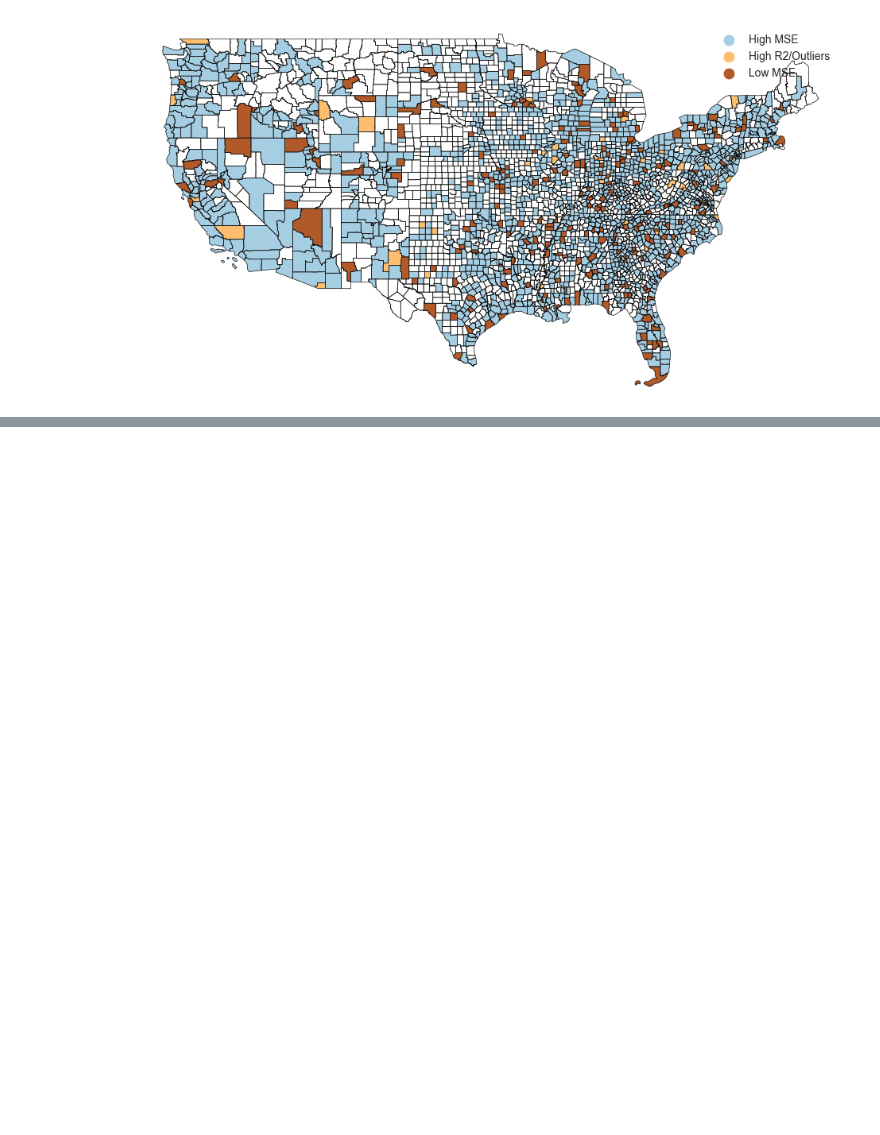
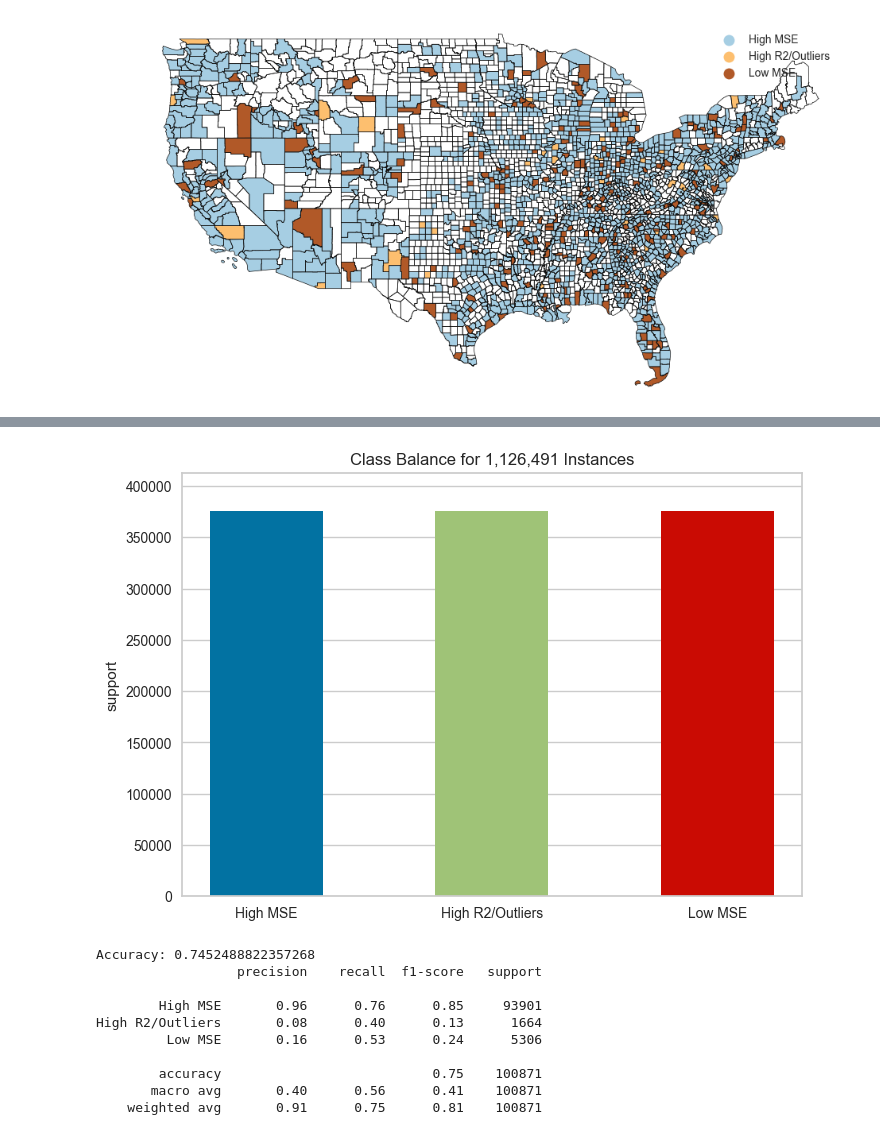
Before and after one commit to MLFP-90803-SP24-FinalProjects/Team17-FinalProject, a Jupyter notebook: Q1_Regression_DBSCAN.ipynb, the cells around one changed output, grey strips where cells are left out. Saved outputs shown, nothing was run; the diff lists cells and outputs as text; code cells hidden in the pictures; blank space fills up the shorter version.

Commit message:
Tried classifying outliers

```diff
--- a/Q1_Regression_DBSCAN.ipynb
+++ b/Q1_Regression_DBSCAN.ipynb
@@ -364,2 +296,0 @@ Here's the original data from the previous notebook but with this better scaling
-# %%
-run_several_ransac_linear(3, scaled_X_train, scaled_y_train, scaled_X_test, scaled_y_test, train_scaled)
@@ -405,13 +321,3 @@ cluster_names = {
 
 # Rename the clusters
 train_regression_results['Clusters'] = train_regression_results['Clusters'].map(cluster_names)
-cluster_dummies = pd.get_dummies(train_regression_results['Clusters'], drop_first=True)
-
-# Optional: drop the original 'Clusters' column if no longer needed
-train_regression_results = train_regression_results.drop(columns=['Clusters'])
-
-# Join the one-hot encoded columns back to the original DataFrame
-train_regression_results_encoded = pd.concat([train_regression_results, cluster_dummies], axis=1)
-
-# Show the updated DataFrame
-train_regression_results_encoded
@@ -460,0 +354,18 @@ data_selected_scaled_encoded.drop(columns=['RegionName', 'State', 'StateFPS', 'S
+# %%
+data_selected_scaled = train_scaled.merge(train_regression_results[['Clusters', 'RegionName', 'State']], on=['RegionName', 'State'])
+data_selected_scaled.drop(columns=['ALAND', 'AWATER', 'INTPTLAT', 'INTPTLON', 'Year', 'Month',
+       'Bottom-Tier Average Home Value Estimate',
+       'Top-Tier Average Home Value Estimate', 'Initial Fees and Charges (%)', 'Term to Maturity',
+       'RegionName', 'State', 'StateFPS', 'StateAbbrv'], inplace=True)
+# %%
+X = data_selected_scaled.drop(columns=['Clusters'])
+y = data_selected_scaled['Clusters']
+
+X_train, X_test, y_train, y_test = train_test_split(X, y, test_size=0.2, random_state=3)
+
+knn = KNeighborsClassifier()
+knn.fit(X_train, y_train)
+y_pred = knn.predict(X_test)
+accuracy = accuracy_score(y_test, y_pred)
+print(f"Accuracy: {accuracy}")
+print(classification_report(y_test, y_pred))
@@ -460,0 +383,26 @@ data_selected_scaled_encoded.drop(columns=['RegionName', 'State', 'StateFPS', 'S
+# %%
+smote = SMOTE(random_state=3)
+rus = RandomUnderSampler(random_state=3)
+X_rus, y_rus = smote.fit_resample(X_train, y_train)
+X_smote, y_smote = smote.fit_resample(X_train, y_train)
+visualizer = ClassBalance()
+visualizer.fit(y_rus)
+visualizer.show()
+knn = KNeighborsClassifier(n_neighbors=5)
+knn.fit(X_rus, y_rus)
+y_pred = knn.predict(X_test)
+accuracy = accuracy_score(y_test, y_pred)
+print(f"Accuracy: {accuracy}")
+print(classification_report(y_test, y_pred))
+# %% [output]
+[figure, added]
+Accuracy: 0.7452488822357268
+                  precision    recall  f1-score   support
+
+        High MSE       0.96      0.76      0.85     93901
+High R2/Outliers       0.08      0.40      0.13      1664
+         Low MSE       0.16      0.53      0.24      5306
+
+        accuracy                           0.75    100871
+       macro avg       0.40      0.56      0.41    100871
+    weighted avg       0.91      0.75      0.81    100871
```
Also changed, not shown: parts of 15 cells of this notebook.
